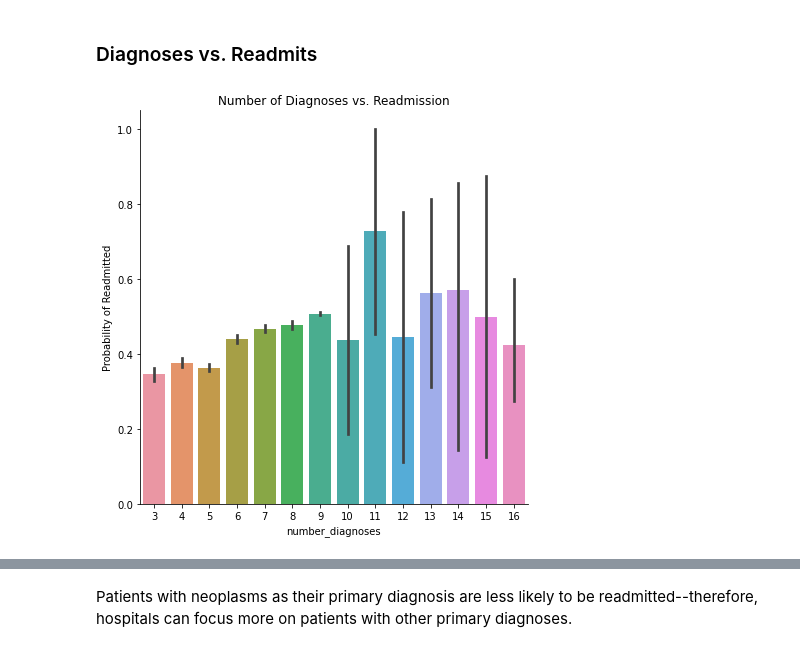
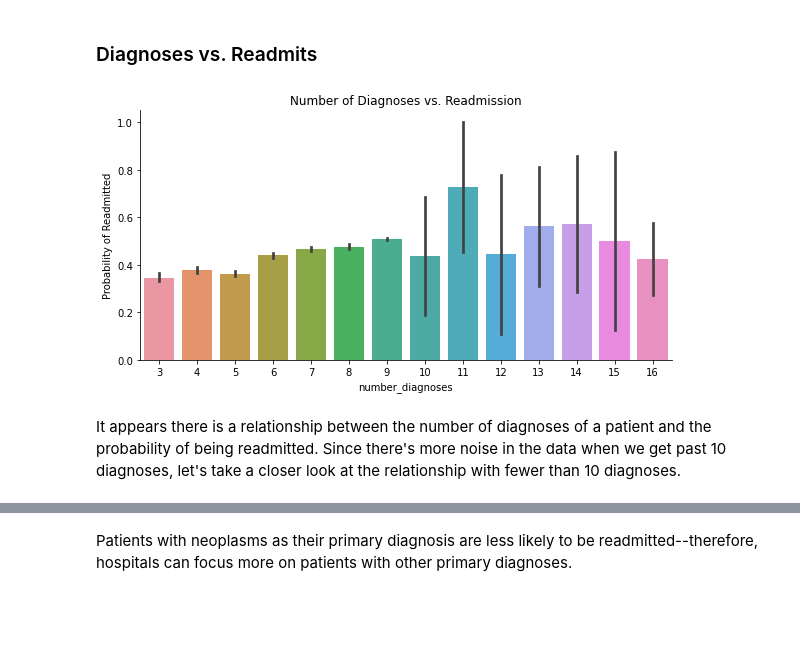
Before and after one commit to Sammyknee/diabetes-readmissions, a Jupyter notebook: Diabetes_Readmissions_Models.ipynb, the cells around one changed output, grey strips where cells are left out. Saved outputs shown, nothing was run; the diff lists cells and outputs as text; code cells hidden in the pictures; blank space fills up the shorter version.

Commit message:
clean up visualizations

```diff
--- a/Diabetes_Readmissions_Models.ipynb
+++ b/Diabetes_Readmissions_Models.ipynb
@@ -751,11 +767,13 @@ As a general trend, as the amount of inpatient visits a patient has had in the l
 ### Diagnoses vs. Readmits
 # %%
 x_label = 'Number of Diagnoses'
-#fig = plt.figure(figsize=(10,5))
+
 ax = sns.catplot(x = "number_diagnoses", y="readmitted",
-            data = data, height = 6, kind ="bar")
+            data = data, height = 4, kind = "bar", aspect=2)
 ax.set_ylabels("Probability of Readmitted")
 plt.title(f'{x_label} vs. Readmission');
 plt.show();
 # %% [output]
-[figure, old version]
+[figure, new version]
+# %% [markdown]
+It appears there is a relationship between the number of diagnoses of a patient and the probability of being readmitted. Since there's more noise in the data when we get past 10 diagnoses, let's take a closer look at the relationship with fewer than 10 diagnoses.
```
Also changed, not shown: parts of 29 cells of this notebook, 10 other files.
